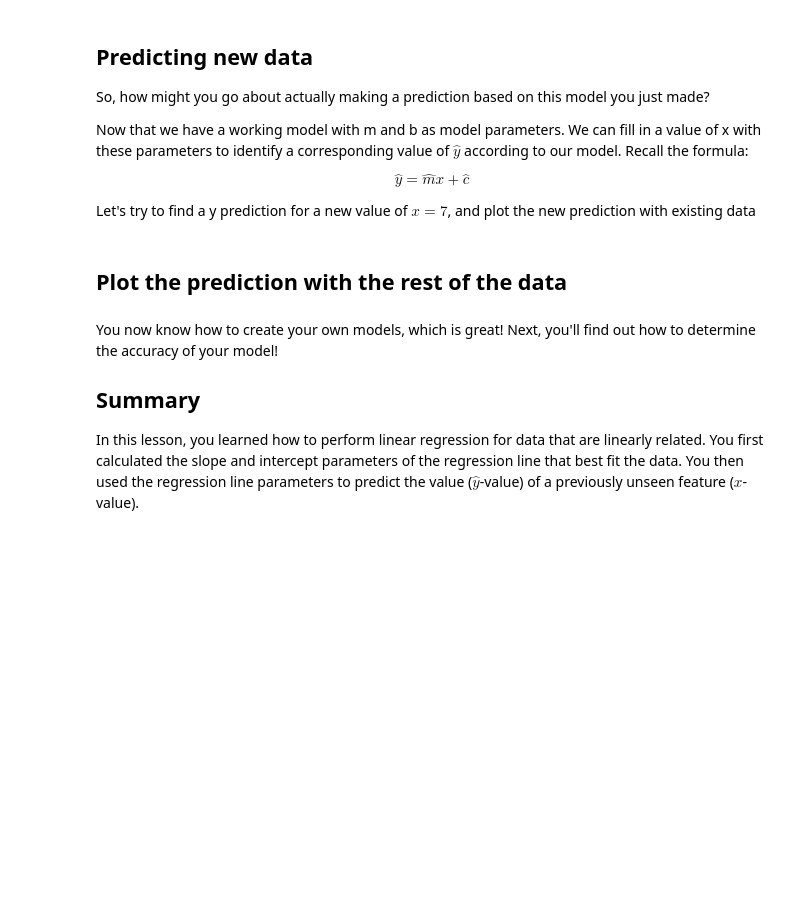
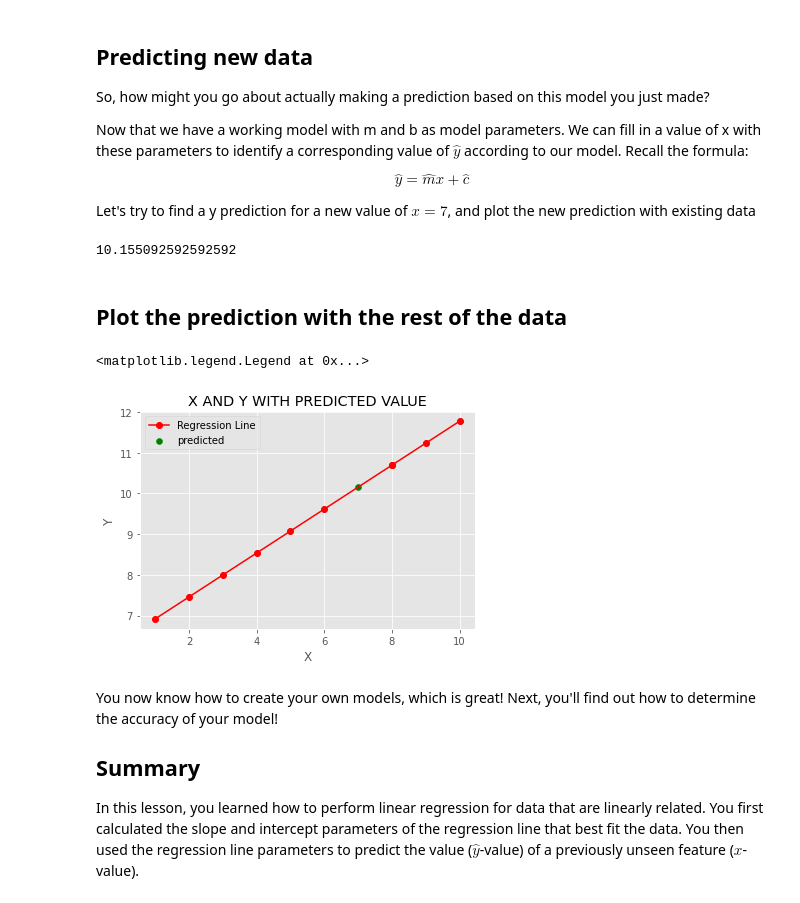
Before and after one commit to gshikanda/dsc-simple-linear-regression-lab, a Jupyter notebook: index.ipynb, the cells around one changed output. Cells and saved outputs as stored; diff of their text form; code cells hidden in the pictures; blank space fills up the shorter version.

Commit message:
predicted value

```diff
--- a/index.ipynb
+++ b/index.ipynb
@@ -157,9 +157,11 @@ $$\hat y = \hat mx + \hat c$$
 Let's try to find a y prediction for a new value of $x = 7$, and plot the new prediction with existing data
 # %%
 x_new = 7
-y_predicted = None
+y_predicted = m*x_new + c
 y_predicted
 
 # 10.155092592592592
+# %% [output]
+10.155092592592592
 # %% [markdown]
 ## Plot the prediction with the rest of the data
@@ -168,3 +168,14 @@ y_predicted
+# %%
+# Plot as above and show the predicted value
+plt.plot(X,regression_line,color='red',label='Regression Line',marker='o')
+plt.scatter(x_new,y_predicted,color='green',label='predicted')
+plt.xlabel('X')
+plt.ylabel('Y')
+plt.title('X AND Y WITH PREDICTED VALUE')
+plt.legend()
+# %% [output]
+<matplotlib.legend.Legend at 0x...>
+[figure, added]
 # %% [markdown]
 You now know how to create your own models, which is great! Next, you'll find out how to determine the accuracy of your model!
 
```
Also changed, not shown: parts of 1 cell of this notebook.
